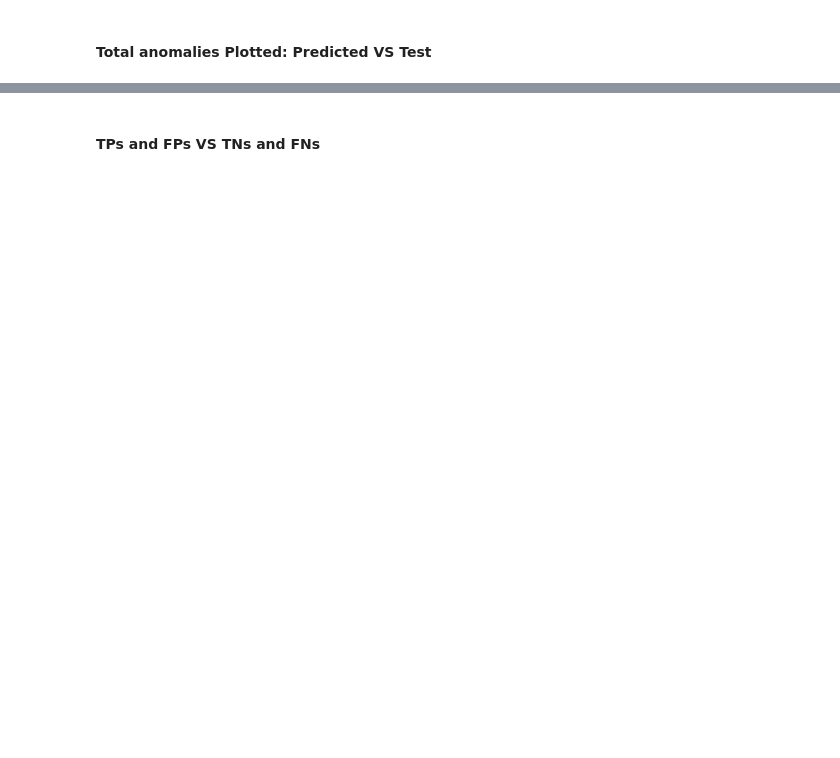
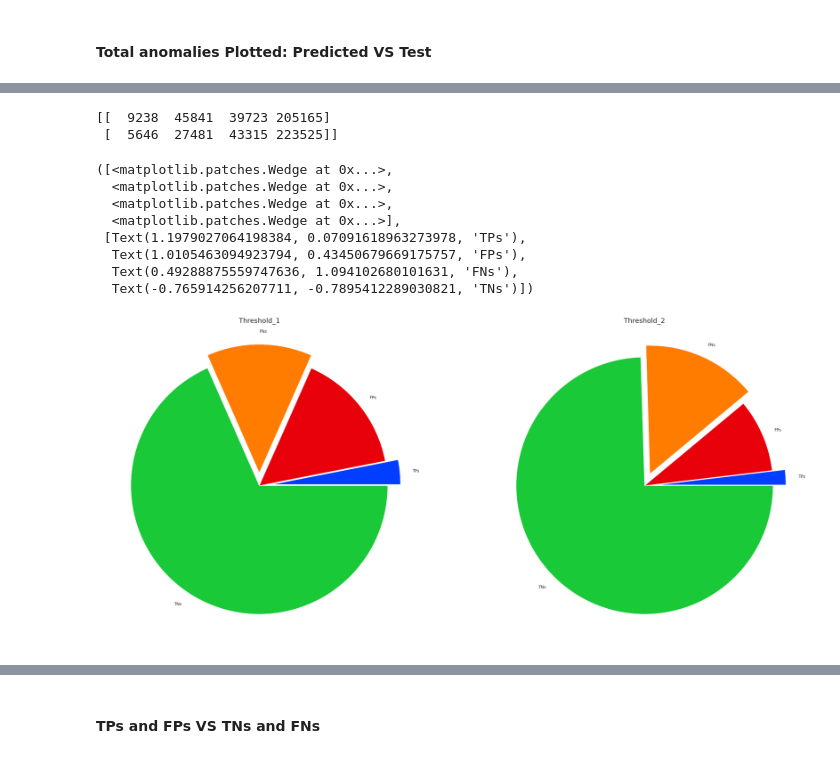
Before and after one commit to abdul2k10023/ML_CAN_IDS, a Jupyter notebook: new.ipynb, the cells around one changed output, grey strips where cells are left out. Drawn from its saved outputs; the diff is of its cells as text; code cells hidden in the pictures; blank space fills up the shorter version.

```diff
--- a/new.ipynb
+++ b/new.ipynb
@@ -266,0 +313,20 @@ print(stats[0,3])
+# %%
+anomalies_1 = test_score_df[test_score_df.anomaly_1 == True]
+anomalies_2 = test_score_df[test_score_df.anomaly_2 == True]
+
+
+notAnomalies_1 = test_score_df[test_score_df.anomaly_1 == False]
+notAnomalies_2 = test_score_df[test_score_df.anomaly_2 == False]
+
+
+stats = np.empty([2,4],dtype='int')
+
+stats[0] = conf_matrix_cal_1(anomalies_1,notAnomalies_1,'num')
+stats[1] = conf_matrix_cal_2(anomalies_2,notAnomalies_2,'num')
+
+stats_df_1 = conf_matrix_cal_1(anomalies_1,notAnomalies_1,'df')
+stats_df_2 = conf_matrix_cal_2(anomalies_2,notAnomalies_2,'df')
+
+
+print(stats)
+print(stats_df_1)
@@ -307,0 +353,38 @@ plt.legend();
+# %%
+print(stats)
+pallete = sns.color_palette('bright')
+colors = [pallete[0],pallete[3],pallete[1],pallete[2]]
+fig,axs = plt.subplots(1,2,squeeze=False, figsize=(30,20))
+fig.set_facecolor('white')
+labels = ['TPs', 'FPs', 'FNs', 'TNs']
+explode = (0.1, 0, 0.1, 0)
+
+# axs[0].set_title('Threshold 1',fontsize=18)
+
+axs[0,0].set_title('Threshold_1',fontsize=18)
+axs[0,0].pie(
+stats[0],
+labels = labels,
+colors = colors,
+explode = explode,
+ )
+
+axs[0,1].set_title('Threshold_2',fontsize=18)
+axs[0,1].pie(
+stats[1],
+labels = labels,
+colors = colors,
+explode = explode,
+ )
+# %% [output]
+[[  9238  45841  39723 205165]
+ [  5646  27481  43315 223525]]
+([<matplotlib.patches.Wedge at 0x...>,
+  <matplotlib.patches.Wedge at 0x...>,
+  <matplotlib.patches.Wedge at 0x...>,
+  <matplotlib.patches.Wedge at 0x...>],
+ [Text(1.1979027064198384, 0.07091618963273978, 'TPs'),
+  Text(1.0105463094923794, 0.43450679669175757, 'FPs'),
+  Text(0.49288875559747636, 1.094102680101631, 'FNs'),
+  Text(-0.765914256207711, -0.7895412289030821, 'TNs')])
+[figure, added]
```
Also changed, not shown: parts of 18 cells of this notebook, 5 other files.
